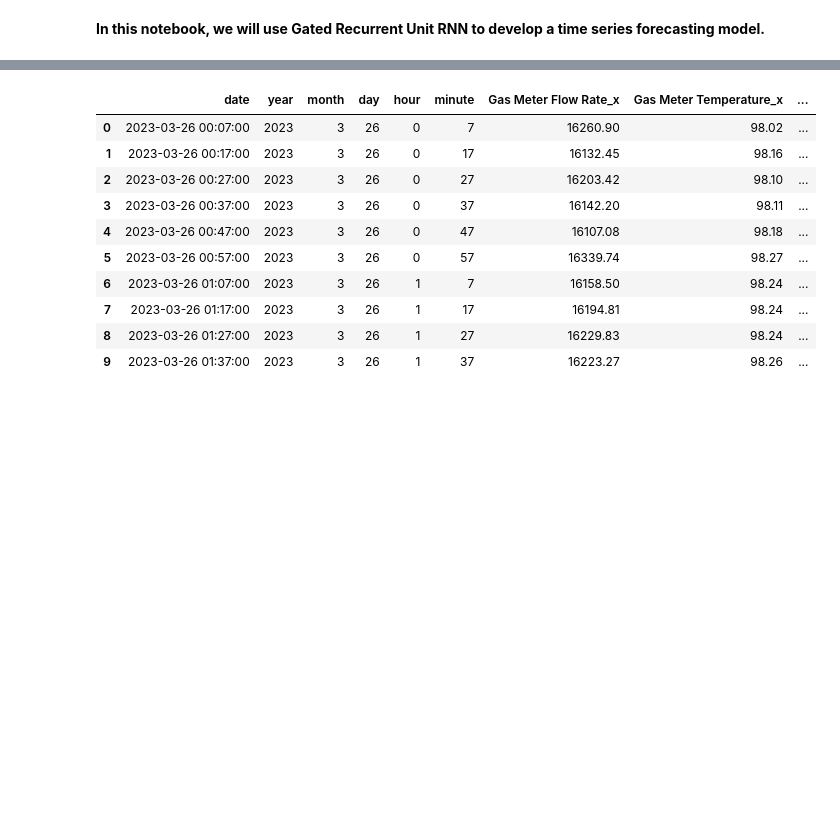
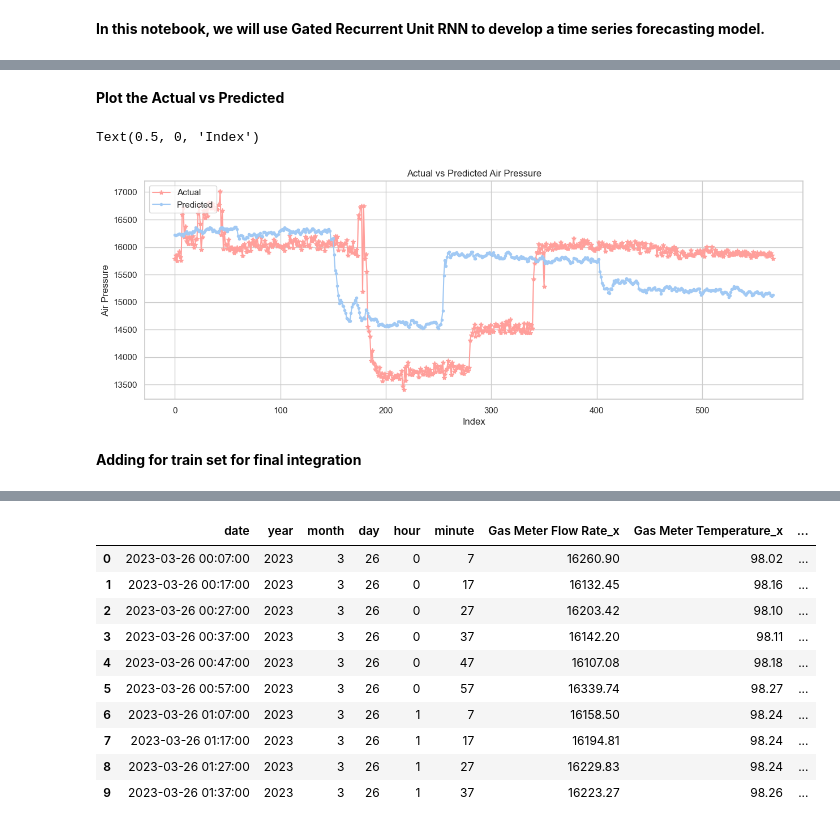
Before and after one commit to MonuSingh16/assessment-takehome, a Jupyter notebook: takehome-sotaog/notebooks/RNN-forecasting-sotaog.ipynb, the cells around one changed output, grey strips where cells are left out. Cells and saved outputs as stored; diff of their text form; code cells hidden in the pictures; blank space fills up the shorter version.

Commit message:
GRU Model for univariate timeseries

```diff
--- a/takehome-sotaog/notebooks/RNN-forecasting-sotaog.ipynb
+++ b/takehome-sotaog/notebooks/RNN-forecasting-sotaog.ipynb
@@ -331,0 +58,18 @@ See the caveats in the documentation: https://pandas.pydata.org/pandas-docs/stab
+# %%
+col_x, col_y, = list(), list()
+
+for col in gas_well_df.columns:
+   if '_x' in col:
+     col_x.append(col)
+   elif '_y' in col:
+      col_y.append(col)
+
+other_columns = ['Junction pressure', 'date', 'year','month', 'day', 'hour', 'minute']
+
+# Separate well x and y columns
+gas_well_df_x = gas_well_df.drop(columns=col_y, axis=1)
+gas_well_df_y = gas_well_df.drop(columns=col_x, axis=1)
+
+# Reorder columns
+gas_well_df_x = gas_well_df_x.iloc[:, [7, 0, 1, 2, 3, 4, 6, 5]]
+gas_well_df_y = gas_well_df_y.iloc[:, [7, 0, 1, 2, 3, 4, 6, 5]]
@@ -331,0 +258,10 @@ See the caveats in the documentation: https://pandas.pydata.org/pandas-docs/stab
+# %%
+from sklearn.metrics import r2_score
+
+best_model = load_model(os.path.join('GRU_Model', 'Gas_Flow_Rate_x.20-0.0021.hdf5'))
+preds = best_model.predict(X_val)
+pred_gas_flow_x = scaler.inverse_transform(preds)
+pred_gas_flow_x = np.squeeze(pred_gas_flow_x)
+
+r2 = r2_score(df_val['Gas Meter Flow Rate_x'].loc[7:], pred_gas_flow_x)
+print('R-squared on validation set of the original air pressure:', r2)
@@ -331,0 +271,16 @@ See the caveats in the documentation: https://pandas.pydata.org/pandas-docs/stab
+# %% [markdown]
+**Plot the Actual vs Predicted**
+# %%
+#Let's plot the first 50 actual and predicted values of gas flow rate
+plt.figure(figsize=(15, 5))
+plt.plot(range(568), df_val['Gas Meter Flow Rate_x'].loc[7:575], linestyle='-', marker='*', color='r')
+plt.plot(range(568), pred_gas_flow_x[:568], linestyle='-', marker='.', color='b')
+plt.legend(['Actual','Predicted'], loc=2)
+plt.title('Actual vs Predicted Air Pressure')
+plt.ylabel('Air Pressure')
+plt.xlabel('Index')
+# %% [output]
+Text(0.5, 0, 'Index')
+[figure, added]
+# %% [markdown]
+**Adding for train set for final integration**
```
Also changed, not shown: parts of 62 cells of this notebook, 19 other files.
